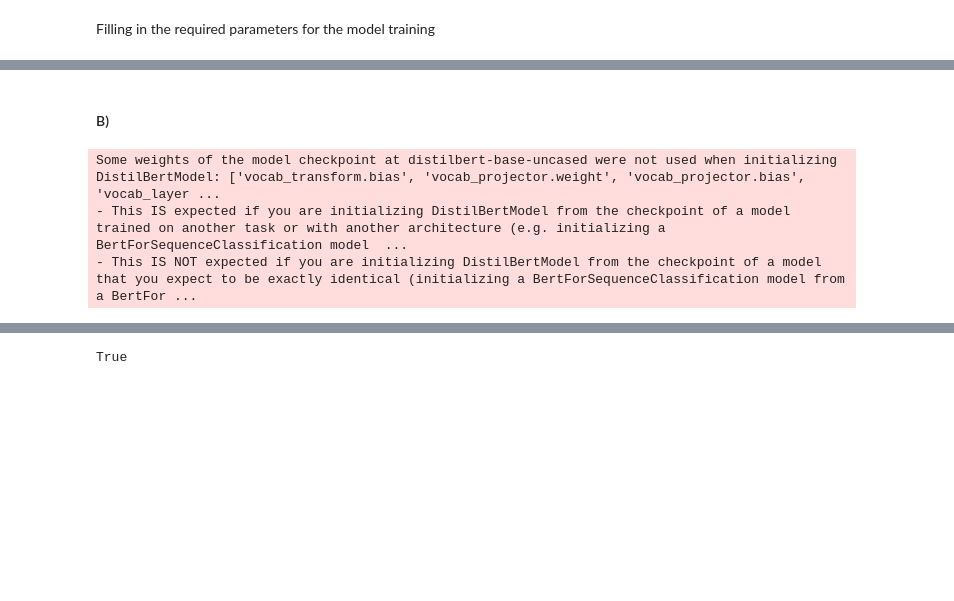
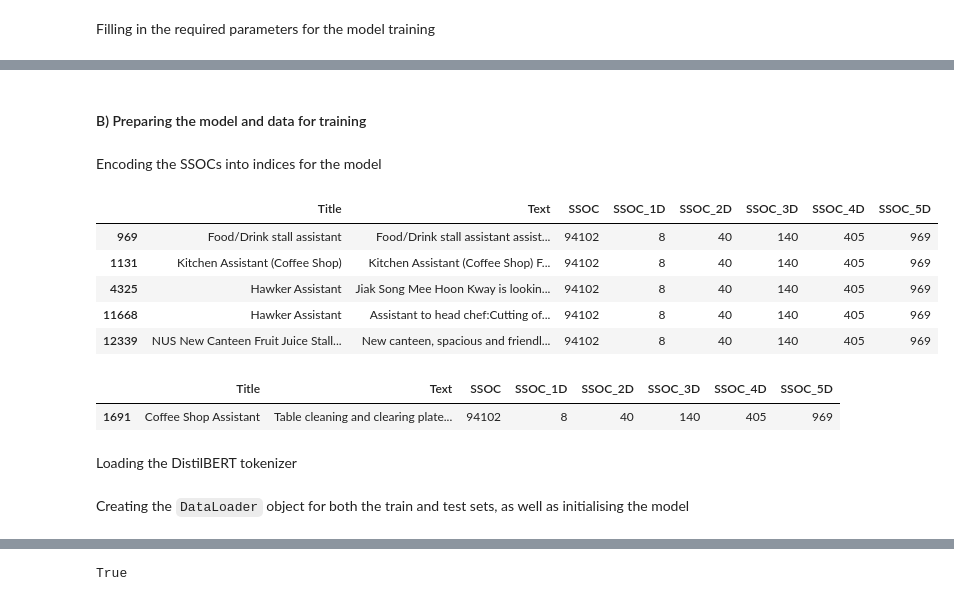
Before and after one commit to Benjamin-Aw-93/ssoc_autocoder, a Jupyter notebook: Notebooks/2021-10-01 - Model Architecture.ipynb, the cells around one changed output, grey strips where cells are left out. Saved outputs shown, nothing was run; the diff lists cells and outputs as text; code cells hidden in the pictures; blank space fills up the shorter version.

```diff
--- a/Notebooks/2021-10-01 - Model Architecture.ipynb
+++ b/Notebooks/2021-10-01 - Model Architecture.ipynb
@@ -71,12 +92,26 @@ SSOC_2020 = pd.read_csv('Data/Processed/Training/train-aws/SSOC_2020.csv')
 # %% [markdown]
-#### B)
+#### B) Preparing the model and data for training
+# %% [markdown]
+Encoding the SSOCs into indices for the model
+# %%
+encoding = model_training.generate_encoding(SSOC_2020)
+encoded_train = model_training.encode_dataset(train, encoding, colnames)
+encoded_test = model_training.encode_dataset(test, encoding, colnames)
+# %%
+encoded_train[encoded_train['SSOC'] == 94102]
+# %% [output]
+|  | Title | Text | SSOC | SSOC_1D | SSOC_2D | SSOC_3D | SSOC_4D | SSOC_5D |
+| 969 | Food/Drink stall assistant | Food/Drink stall assistant assist... | 94102 | 8 | 40 | 140 | 405 | 969 |
+| 1131 | Kitchen Assistant (Coffee Shop) | Kitchen Assistant (Coffee Shop) F... | 94102 | 8 | 40 | 140 | 405 | 969 |
+| 4325 | Hawker Assistant | Jiak Song Mee Hoon Kway is lookin... | 94102 | 8 | 40 | 140 | 405 | 969 |
+| 11668 | Hawker Assistant | Assistant to head chef:Cutting of... | 94102 | 8 | 40 | 140 | 405 | 969 |
+| 12339 | NUS New Canteen Fruit Juice Stall... | New canteen, spacious and friendl... | 94102 | 8 | 40 | 140 | 405 | 969 |
+# %%
+encoded_test[encoded_test['SSOC'] == 94102]
+# %% [output]
+|  | Title | Text | SSOC | SSOC_1D | SSOC_2D | SSOC_3D | SSOC_4D | SSOC_5D |
+| 1691 | Coffee Shop Assistant | Table cleaning and clearing plate... | 94102 | 8 | 40 | 140 | 405 | 969 |
+# %% [markdown]
+Loading the DistilBERT tokenizer
 # %%
-encoding = train.generate_encoding(SSOC_2020)
-encoded_data = train.encode_dataset(data[0:5000], encoding, colnames)
-tokenizer = DistilBertTokenizer.from_pretrained(parameters['pretrained_model'])
-training_loader, validation_loader = train.prepare_data(encoded_data, tokenizer, colnames, parameters)
-model, loss_function, optimizer = train.prepare_model(encoding, parameters)
+tokenizer = DistilBertTokenizer.from_pretrained(parameters['pretrained_tokenizer'])
-# %% [output]
-Some weights of the model checkpoint at distilbert-base-uncased were not used when initializing DistilBertModel: ['vocab_transform.bias', 'vocab_projector.weight', 'vocab_projector.bias', 'vocab_layer ...
-- This IS expected if you are initializing DistilBertModel from the checkpoint of a model trained on another task or with another architecture (e.g. initializing a BertForSequenceClassification model  ...
-- This IS NOT expected if you are initializing DistilBertModel from the checkpoint of a model that you expect to be exactly identical (initializing a BertForSequenceClassification model from a BertFor ...
@@ -84,0 +118,2 @@ len(data)
+# %% [markdown]
+Creating the `DataLoader` object for both the train and test sets, as well as initialising the model
```
Also changed, not shown: parts of 35 cells of this notebook, 17 other files.
